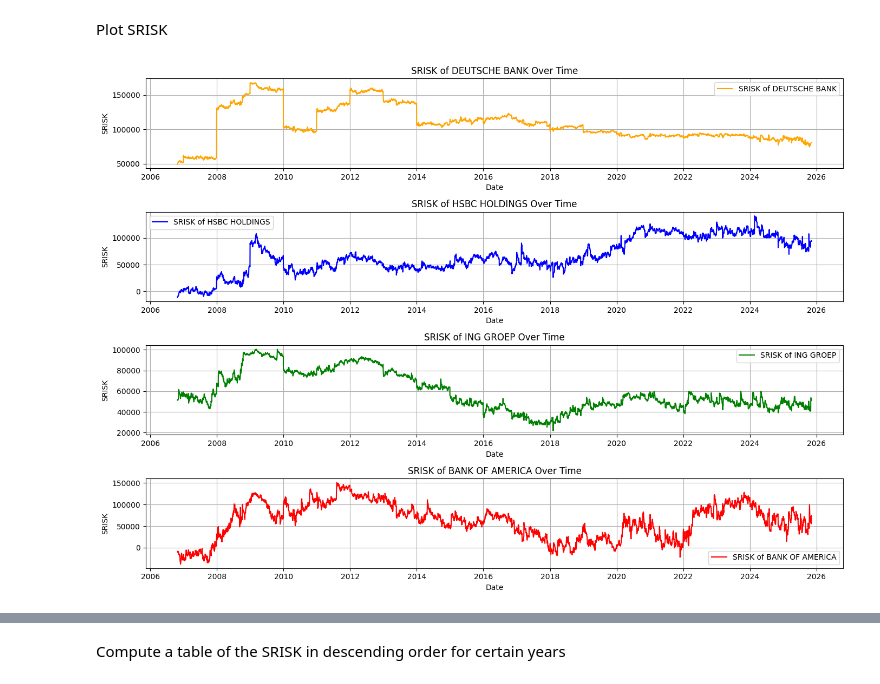
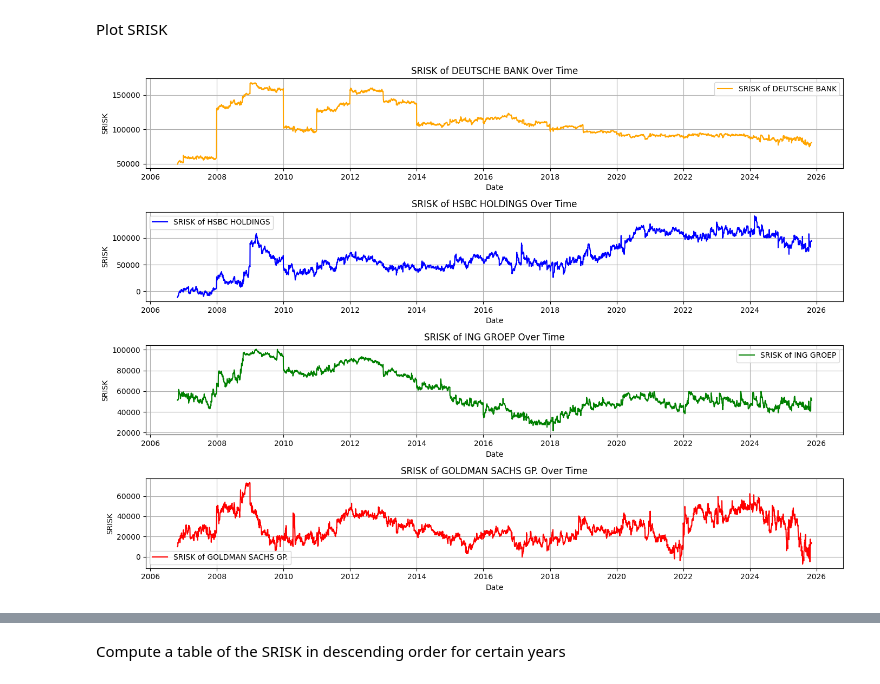
Before and after one commit to thijsmdejong/Geopolitical-SRISK---MSc-Thesis, a Jupyter notebook: G-SIBs focus.ipynb, the cells around one changed output, grey strips where cells are left out. Cells and saved outputs as stored; diff of their text form; code cells hidden in the pictures.

```diff
--- a/G-SIBs focus.ipynb
+++ b/G-SIBs focus.ipynb
@@ -854,18 +857,18 @@ DATE
 Plot SRISK
 # %%
 # Plot SRISK for selected G-SIBs
-columns_to_plot = [7, 12, 18, 21]  # Adjusted for 0-based indexing
+columns_to_plot = [7, 12, 18, 22]  # Adjusted for 0-based indexing
 selected_banks = GSIBs_SRISK.columns[columns_to_plot]
 plt.figure(figsize=(14, 10))
 for i, bank in enumerate(selected_banks, 1):
     plt.subplot(4, 1, i)
     plt.plot(GSIBs_SRISK.index, GSIBs_SRISK[bank], label=f'SRISK of {bank}', color=['orange', 'blue', 'green', 'red'][i-1])
     plt.title(f'SRISK of {bank} Over Time')
     plt.xlabel('Date')
     plt.ylabel('SRISK')
     plt.legend()
     plt.grid()
 plt.tight_layout()
 plt.show()
 # %% [output]
-[figure, old version]
+[figure, new version]
```
Also changed, not shown: parts of 10 cells of this notebook.
